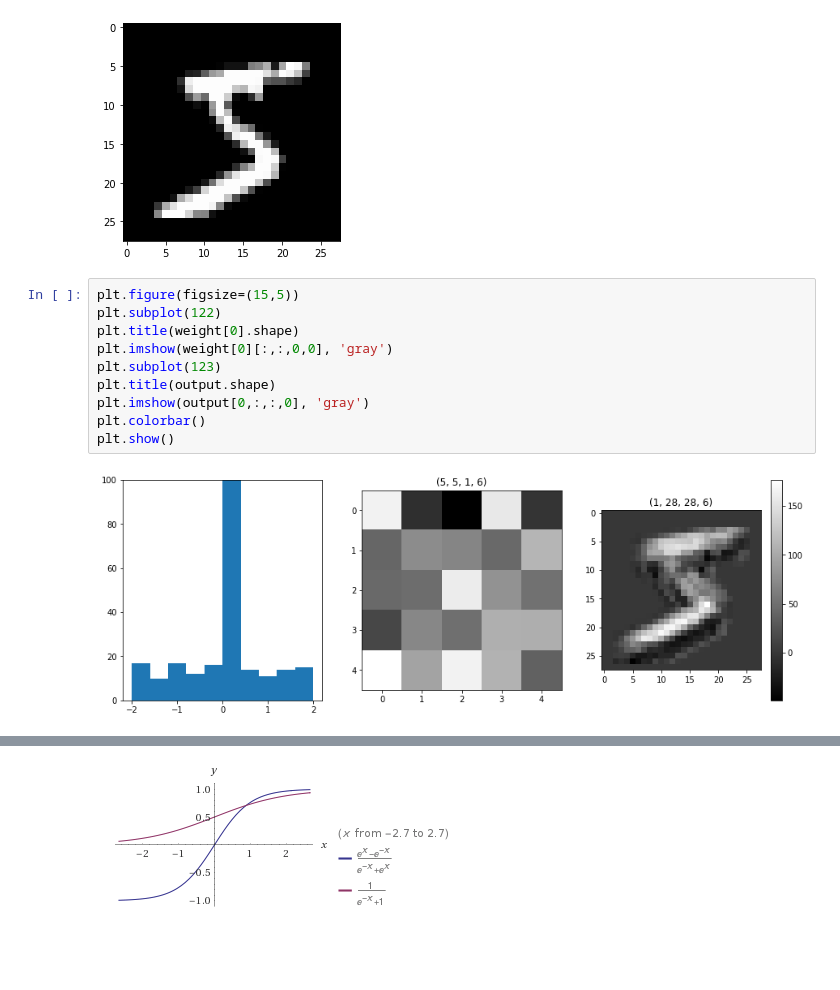
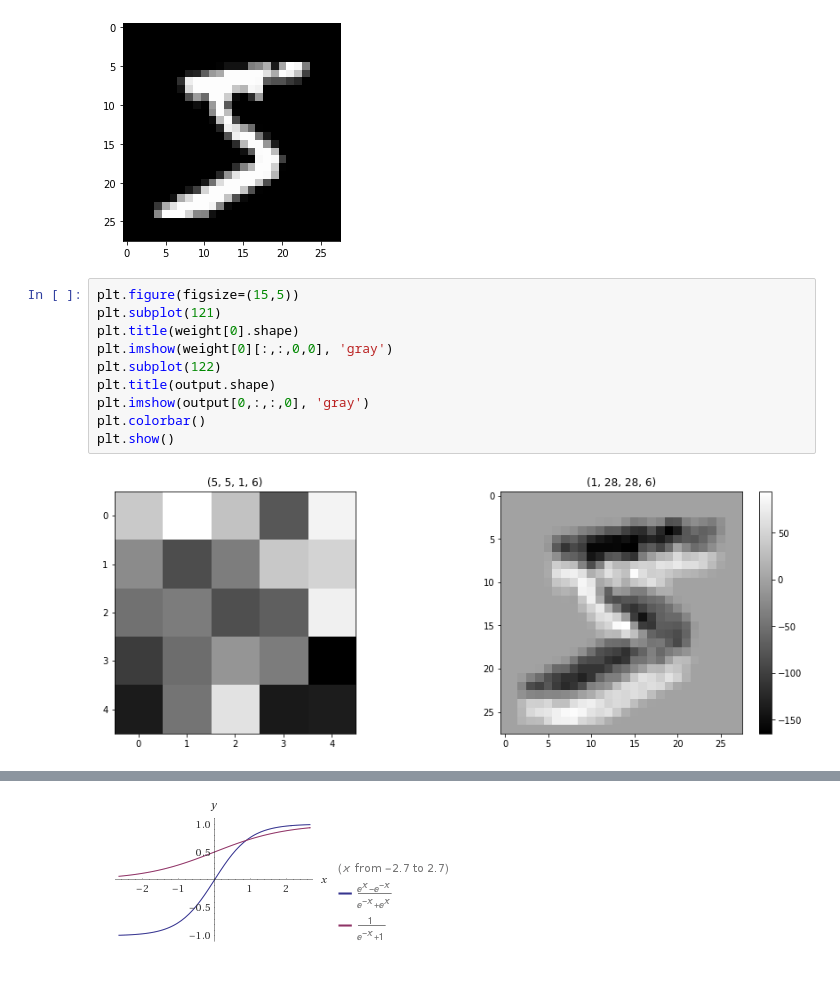
Before and after one commit to engineerjkk/DeepLearning_from_Scratch, a Jupyter notebook: Final_LeNet.ipynb, the cells around one changed output, grey strips where cells are left out. Drawn from its saved outputs; the diff is of its cells as text.

```diff
--- a/Final_LeNet.ipynb
+++ b/Final_LeNet.ipynb
@@ -101,16 +105,16 @@ plt.show()
 [figure]
 # %%
 plt.figure(figsize=(15,5))
-plt.subplot(122)
+plt.subplot(121)
 plt.title(weight[0].shape)
 plt.imshow(weight[0][:,:,0,0], 'gray')
-plt.subplot(123)
+plt.subplot(122)
 plt.title(output.shape)
 plt.imshow(output[0,:,:,0], 'gray')
 plt.colorbar()
 plt.show()
 # %% [output]
-[figure, old version]
+[figure, new version]
 # %%
 plt.figure(figsize=(15,5))
 plt.subplot(121)
```
Also changed, not shown: parts of 10 cells of this notebook.
